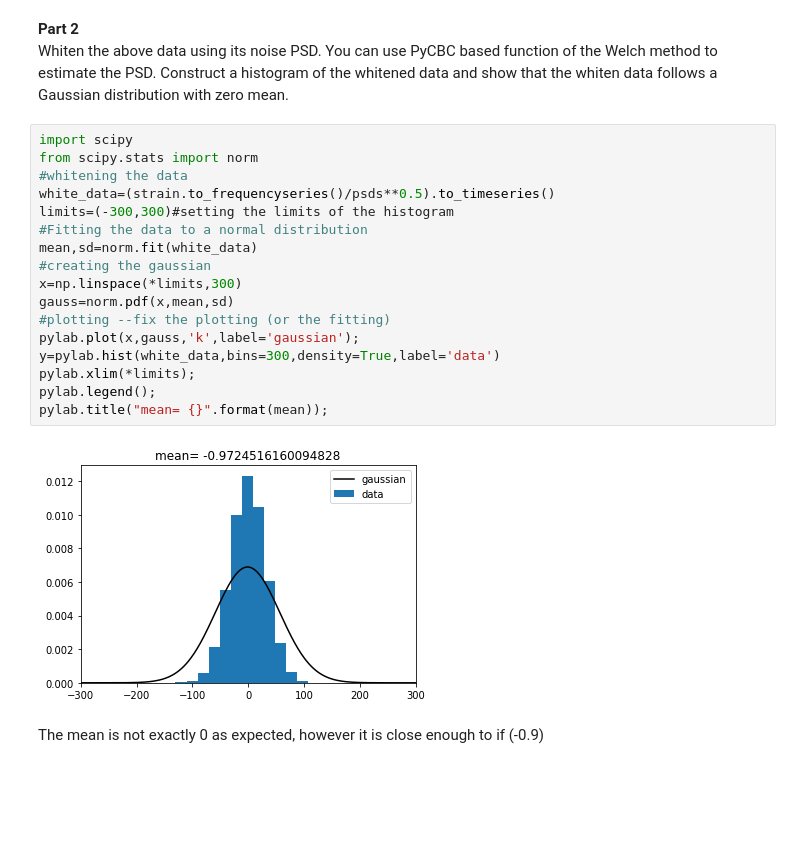
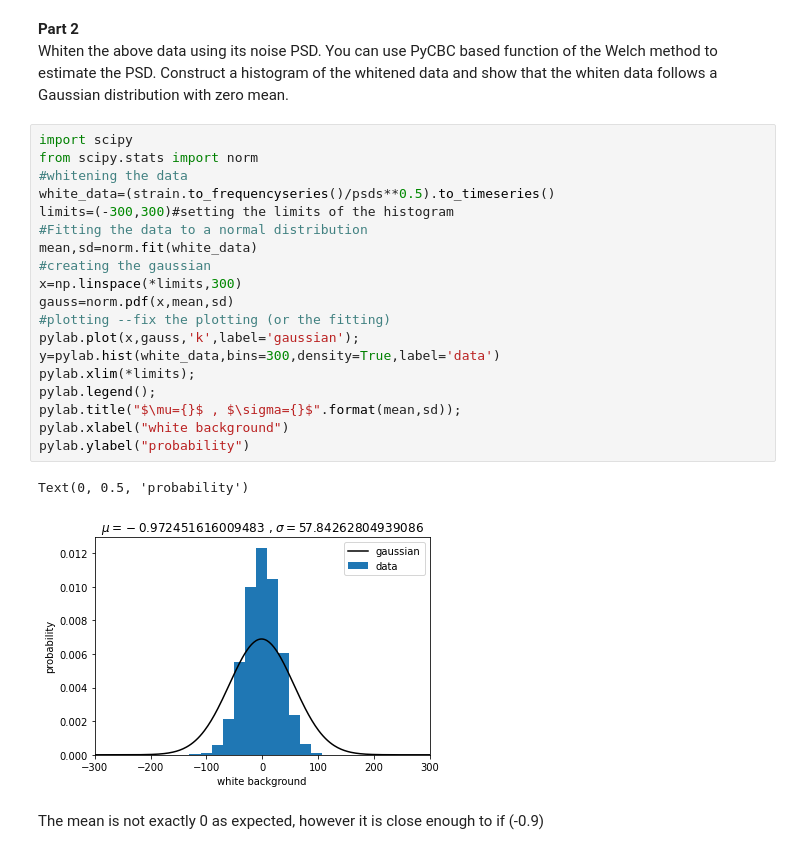
Before and after one commit to tsiligardi/PRA3024-Analysis-of-big-data-in-physics, a Jupyter notebook: GWDA_Ex_2.ipynb, the cells around one changed output. Cells and saved outputs as stored; diff of their text form; blank space fills up the shorter version.

```diff
--- a/GWDA_Ex_2.ipynb
+++ b/GWDA_Ex_2.ipynb
@@ -123,22 +123,25 @@ show that the whiten data follows a Gaussian distribution with zero mean.
 # %%
 import scipy
 from scipy.stats import norm
 #whitening the data
 white_data=(strain.to_frequencyseries()/psds**0.5).to_timeseries()
 limits=(-300,300)#setting the limits of the histogram
 #Fitting the data to a normal distribution
 mean,sd=norm.fit(white_data)
 #creating the gaussian
 x=np.linspace(*limits,300)
 gauss=norm.pdf(x,mean,sd)
 #plotting --fix the plotting (or the fitting)
 pylab.plot(x,gauss,'k',label='gaussian');
 y=pylab.hist(white_data,bins=300,density=True,label='data')
 pylab.xlim(*limits);
 pylab.legend();
-pylab.title("mean= {}".format(mean));
+pylab.title("$\mu={}$ , $\sigma={}$".format(mean,sd));
+pylab.xlabel("white background")
+pylab.ylabel("probability")
 # %% [output]
+Text(0, 0.5, 'probability')
-[figure, old version]
+[figure, new version]
 # %% [markdown]
 The mean is not exactly 0 as expected, however it is close enough to if (-0.9)
 # %% [markdown]
```
Also changed, not shown: parts of 7 cells of this notebook.
